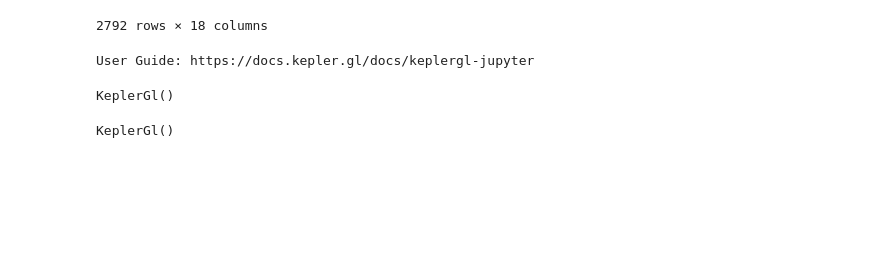
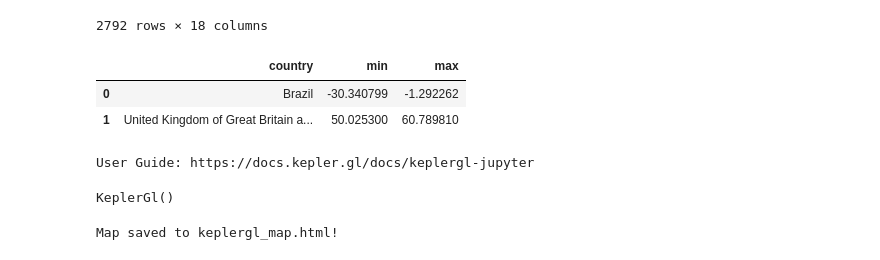
Before and after one commit to tekritesh/bio-mos, a Jupyter notebook: human_interference/visualization.ipynb, the cells around one changed output. Drawn from its saved outputs; the diff is of its cells as text; code cells hidden in the pictures; blank space fills up the shorter version.

```diff
--- a/human_interference/visualization.ipynb
+++ b/human_interference/visualization.ipynb
@@ -28,6 +28,12 @@ df
 | 2790 | 3802394161 | US | HUMAN_OBSERVATION | Hydrochoerus hydrochaeris (Linnae... | Hydrochoerus hydrochaeris | Hydrochoerus | LC | ... |
 | 2791 | 3802611051 | US | HUMAN_OBSERVATION | Hydrochoerus hydrochaeris (Linnae... | Hydrochoerus hydrochaeris | Hydrochoerus | LC | ... |
 2792 rows × 18 columns
+# %%
+df.groupby('country').decimalLatitude.agg([min,max]).reset_index()
+# %% [output]
+|  | country | min | max |
+| 0 | Brazil | -30.340799 | -1.292262 |
+| 1 | United Kingdom of Great Britain a... | 50.025300 | 60.789810 |
 # %%
 # Load an empty map
 map_1 = KeplerGl()
@@ -36,6 +42,6 @@ map_1
 User Guide: https://docs.kepler.gl/docs/keplergl-jupyter
 KeplerGl()
 # %%
-map_1#.save_to_html()
+map_1.save_to_html()
 # %% [output]
-KeplerGl()
+Map saved to keplergl_map.html!
```
Also changed, not shown: 3 other files.
